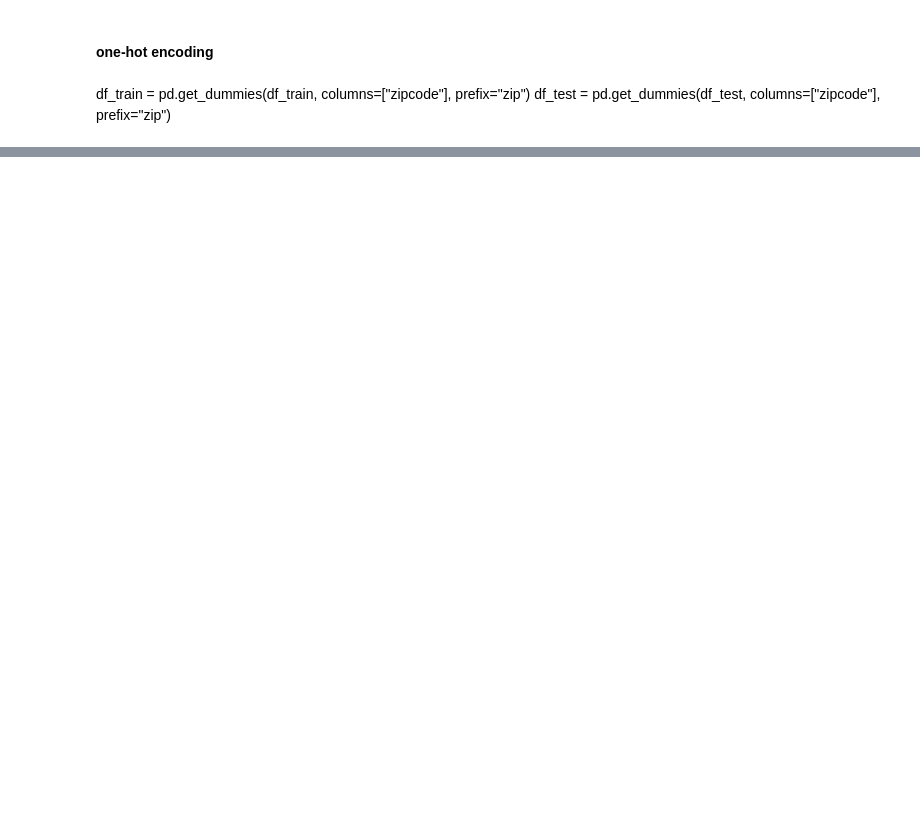
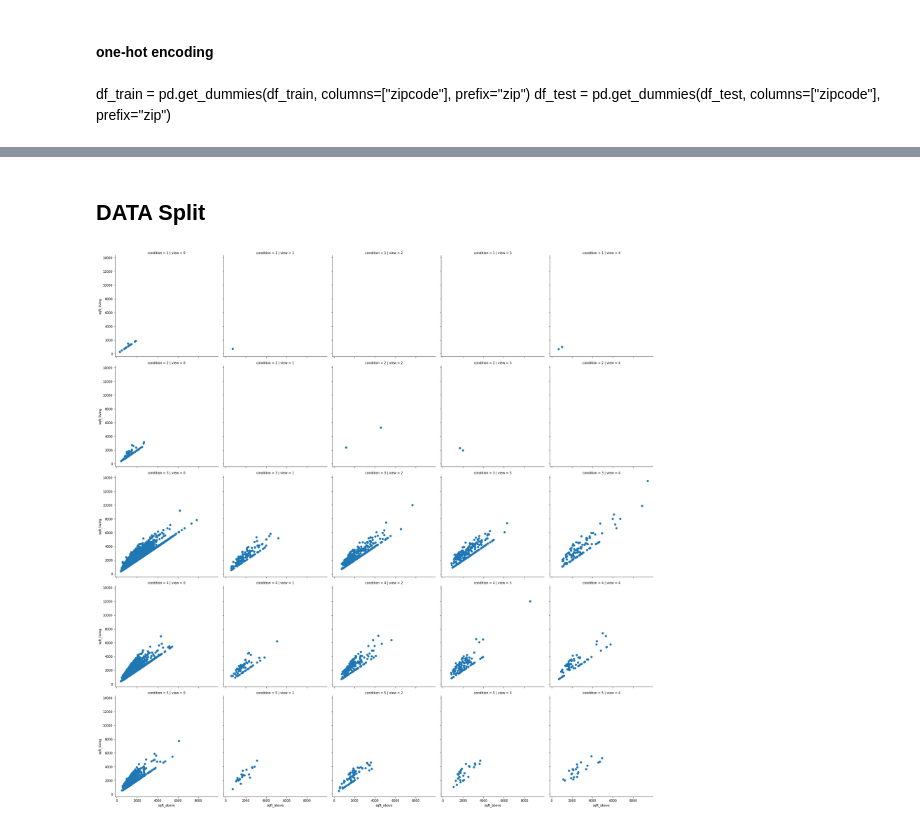
Before and after one commit to Cornelii/kaggle, a Jupyter notebook: kaggle_tutorial/Home Sales kernel2-Copy2.ipynb, the cells around one changed output, grey strips where cells are left out. Cells and saved outputs as stored; diff of their text form; code cells hidden in the pictures; blank space fills up the shorter version.

```diff
--- a/kaggle_tutorial/Home Sales kernel2-Copy2.ipynb
+++ b/kaggle_tutorial/Home Sales kernel2-Copy2.ipynb
@@ -77,7 +77,3 @@ df_test["month"] = df_test.date.apply(lambda x: (x%10000) // 100)
 # %%
 df_train.drop(["date"],axis=1, inplace=True)
 df_test.drop(["date"],axis=1, inplace=True)
-# %%
-lambda_fn = lambda row : row['year'] - row['yr_renovated'] if row['yr_renovated'] else row['year'] - row['yr_built']
-df_train["age"] = df_train.apply(lambda_fn, axis=1)
-df_test["age"] = df_test.apply(lambda_fn, axis=1)
@@ -111,3 +79,0 @@ sns.heatmap(corr, cmap = cmap, square = True, ax=ax)
-# %%
-drop_list = ['month', 'yr_built','sqft_living','sqft_lot']
-df_train.drop(columns=drop_list,axis=1,inplace=True)
@@ -292,0 +175,7 @@ Model ridge CV score : 0.8073
+# %% [markdown]
+## DATA Split
+# %%
+grid=sns.FacetGrid(df_train,row="condition",col="view",height=5,aspect=1)
+g=(grid.map(plt.scatter,"sqft_above","sqft_living"))
+# %% [output]
+[figure, added]
```
Also changed, not shown: parts of 84 cells of this notebook, 3 other files.
